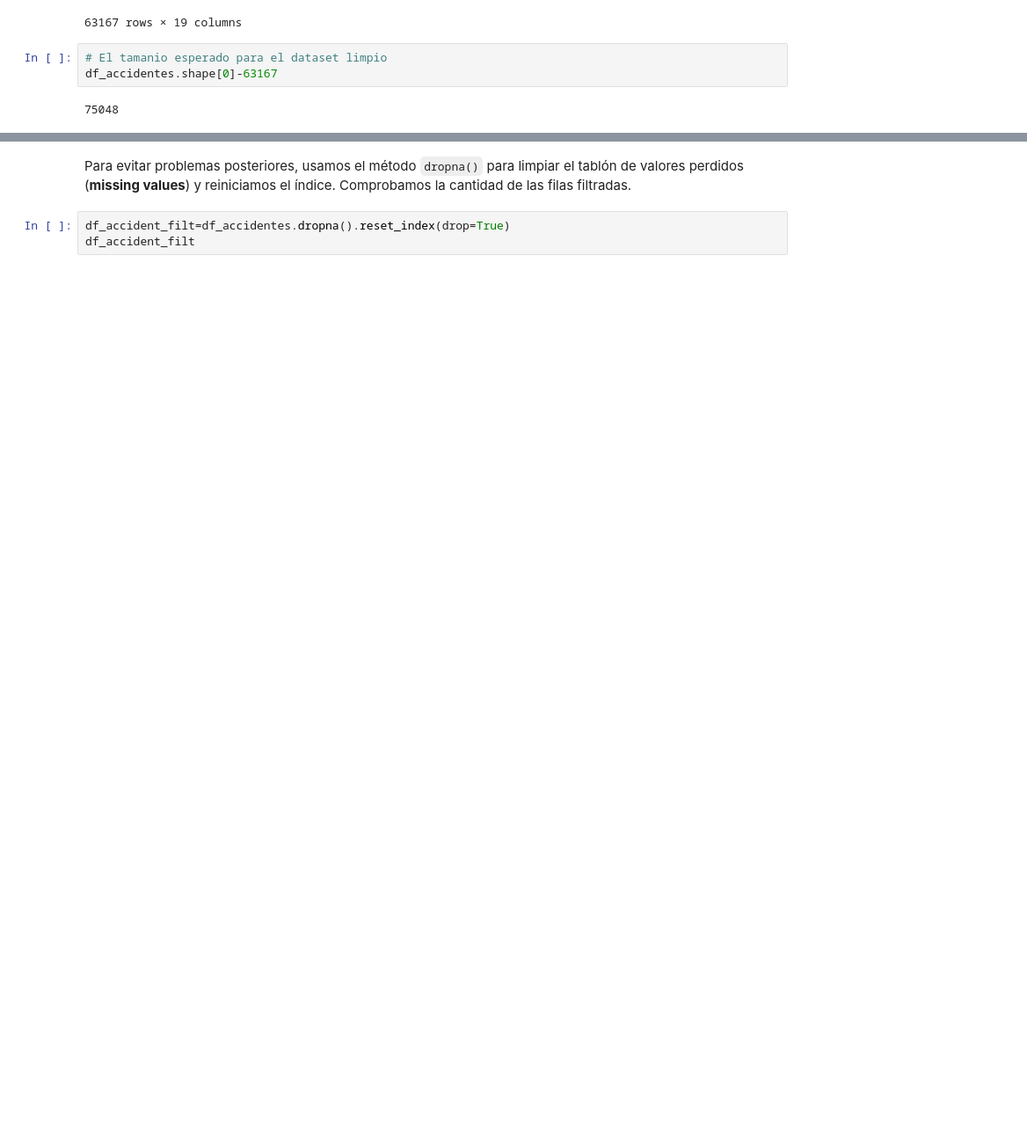
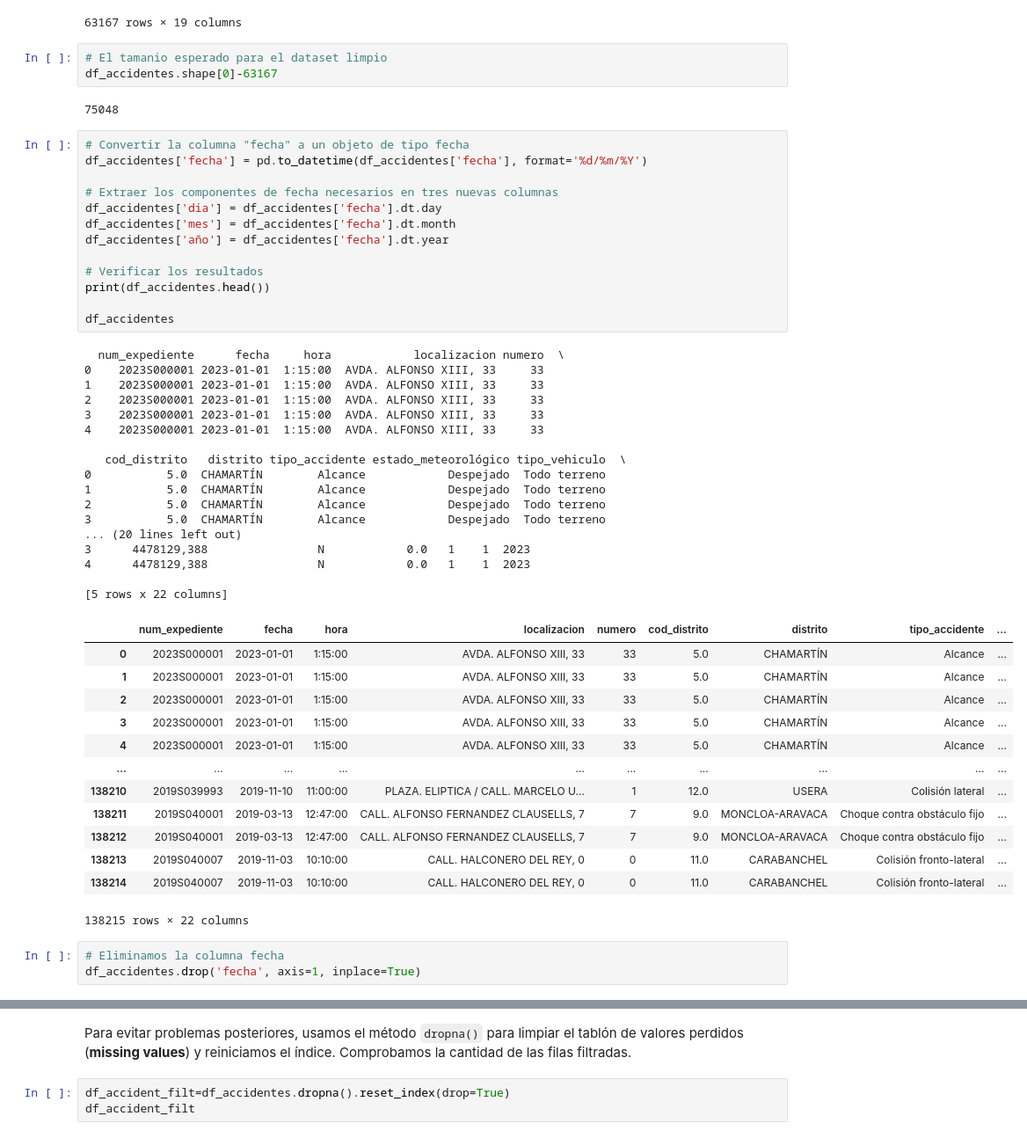
Before and after one commit to davidruiiz/proyecto_CONVIVE, a Jupyter notebook: notebooks/Proyecto_CONVIVE_Actividad2.ipynb, the cells around one changed output, grey strips where cells are left out. Shown: that part at 88% size. Saved outputs shown, nothing was run; the diff lists cells and outputs as text; blank space fills up the shorter version.

```diff
--- a/notebooks/Proyecto_CONVIVE_Actividad2.ipynb
+++ b/notebooks/Proyecto_CONVIVE_Actividad2.ipynb
@@ -172,3 +173,50 @@ df_accidentes.drop(df_accidentes.dropna().index)
 df_accidentes.shape[0]-63167
 # %% [output]
 75048
+# %%
+# Convertir la columna "fecha" a un objeto de tipo fecha
+df_accidentes['fecha'] = pd.to_datetime(df_accidentes['fecha'], format='%d/%m/%Y')
+
+# Extraer los componentes de fecha necesarios en tres nuevas columnas
+df_accidentes['dia'] = df_accidentes['fecha'].dt.day
+df_accidentes['mes'] = df_accidentes['fecha'].dt.month
+df_accidentes['año'] = df_accidentes['fecha'].dt.year
+
+# Verificar los resultados
+print(df_accidentes.head())
+
+df_accidentes
+# %% [output]
+  num_expediente      fecha     hora            localizacion numero  \
+0    2023S000001 2023-01-01  1:15:00  AVDA. ALFONSO XIII, 33     33
+1    2023S000001 2023-01-01  1:15:00  AVDA. ALFONSO XIII, 33     33
+2    2023S000001 2023-01-01  1:15:00  AVDA. ALFONSO XIII, 33     33
+3    2023S000001 2023-01-01  1:15:00  AVDA. ALFONSO XIII, 33     33
+4    2023S000001 2023-01-01  1:15:00  AVDA. ALFONSO XIII, 33     33
+
+   cod_distrito   distrito tipo_accidente estado_meteorológico tipo_vehiculo  \
+0           5.0  CHAMARTÍN        Alcance            Despejado  Todo terreno
+1           5.0  CHAMARTÍN        Alcance            Despejado  Todo terreno
+2           5.0  CHAMARTÍN        Alcance            Despejado  Todo terreno
+3           5.0  CHAMARTÍN        Alcance            Despejado  Todo terreno
+... (20 lines left out)
+3      4478129,388                N            0.0   1    1  2023
+4      4478129,388                N            0.0   1    1  2023
+
+[5 rows x 22 columns]
+|  | num_expediente | fecha | hora | localizacion | numero | cod_distrito | distrito | tipo_accidente | ... |
+| 0 | 2023S000001 | 2023-01-01 | 1:15:00 | AVDA. ALFONSO XIII, 33 | 33 | 5.0 | CHAMARTÍN | Alcance | ... |
+| 1 | 2023S000001 | 2023-01-01 | 1:15:00 | AVDA. ALFONSO XIII, 33 | 33 | 5.0 | CHAMARTÍN | Alcance | ... |
+| 2 | 2023S000001 | 2023-01-01 | 1:15:00 | AVDA. ALFONSO XIII, 33 | 33 | 5.0 | CHAMARTÍN | Alcance | ... |
+| 3 | 2023S000001 | 2023-01-01 | 1:15:00 | AVDA. ALFONSO XIII, 33 | 33 | 5.0 | CHAMARTÍN | Alcance | ... |
+| 4 | 2023S000001 | 2023-01-01 | 1:15:00 | AVDA. ALFONSO XIII, 33 | 33 | 5.0 | CHAMARTÍN | Alcance | ... |
+| ... | ... | ... | ... | ... | ... | ... | ... | ... | ... |
+| 138210 | 2019S039993 | 2019-11-10 | 11:00:00 | PLAZA. ELIPTICA / CALL. MARCELO U... | 1 | 12.0 | USERA | Colisión lateral | ... |
+| 138211 | 2019S040001 | 2019-03-13 | 12:47:00 | CALL. ALFONSO FERNANDEZ CLAUSELLS, 7 | 7 | 9.0 | MONCLOA-ARAVACA | Choque contra obstáculo fijo | ... |
+| 138212 | 2019S040001 | 2019-03-13 | 12:47:00 | CALL. ALFONSO FERNANDEZ CLAUSELLS, 7 | 7 | 9.0 | MONCLOA-ARAVACA | Choque contra obstáculo fijo | ... |
+| 138213 | 2019S040007 | 2019-11-03 | 10:10:00 | CALL. HALCONERO DEL REY, 0 | 0 | 11.0 | CARABANCHEL | Colisión fronto-lateral | ... |
+| 138214 | 2019S040007 | 2019-11-03 | 10:10:00 | CALL. HALCONERO DEL REY, 0 | 0 | 11.0 | CARABANCHEL | Colisión fronto-lateral | ... |
+138215 rows × 22 columns
+# %%
+# Eliminamos la columna fecha
+df_accidentes.drop('fecha', axis=1, inplace=True)
```
Also changed, not shown: parts of 10 cells of this notebook, 1 other file.
